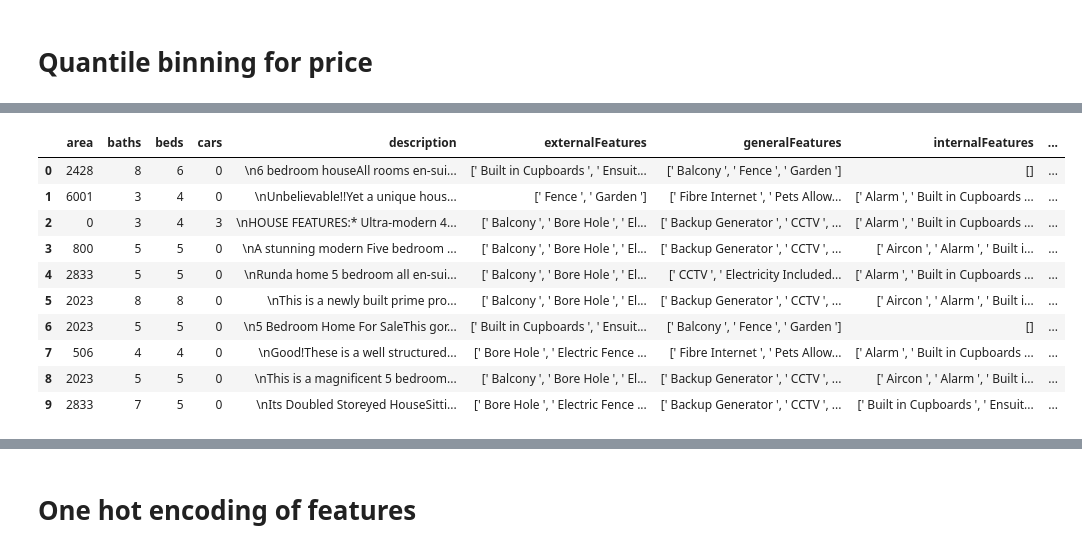
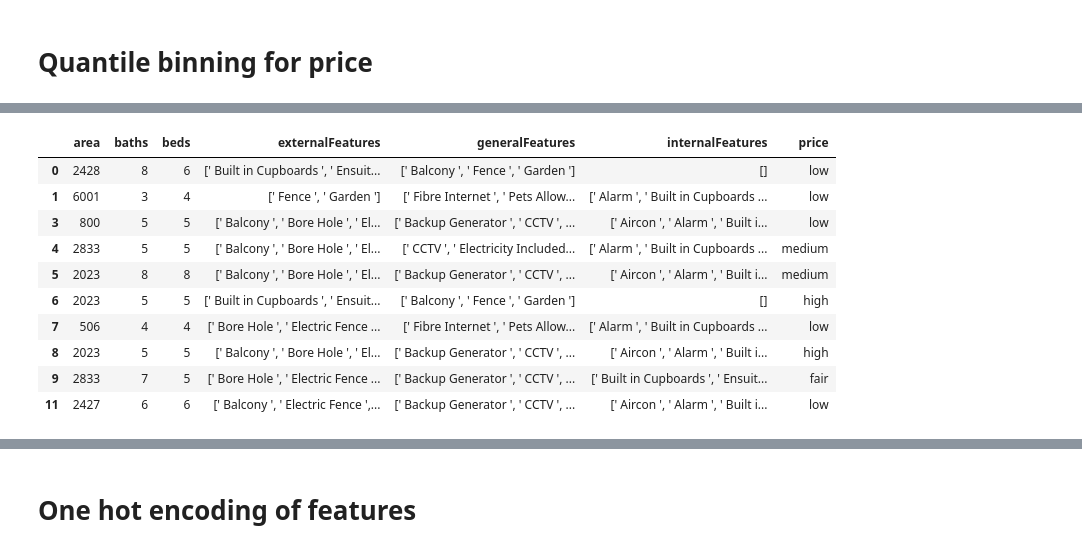
Before and after one commit to wamaithaNyamu/RUNDAHOUSES, a Jupyter notebook: Runda_Houses.ipynb, the cells around one changed output, grey strips where cells are left out. Saved outputs shown, nothing was run; the diff lists cells and outputs as text; code cells hidden in the pictures.

```diff
--- a/Runda_Houses.ipynb
+++ b/Runda_Houses.ipynb
@@ -19,7 +19,7 @@ import re
 # %% [markdown]
 We load the data from the csv file runda_houses.csv and convert it to a dataframe
 # %%
-df = pd.read_csv('/content/runda-houses.csv')
+df = pd.read_csv('/content/manually_cleaned_runda-houses.csv')
 df.head(2)
 # %% [output]
 |  | _id | url | __v | area | baths | beds | cars | description | externalFeatures | ... |
@@ -42,6 +42,6 @@ We do not need the url , _id, and the _v columns so we will drop them for they o
 # %%
 # drop columns
 
-df =df.drop(['_id', 'url', '__v'], axis=1)
+df =df.drop(['_id', 'url', '__v','cars', 'description'], axis=1)
 df.head(2)
 # %% [output]
@@ -91,3 +87,3 @@ price                 3
 dtype: int64
 # %%
-df.drop(['cars'], axis=1)
+df = df[~(df == 0).any(axis=1)]
@@ -146,18 +128,18 @@ Text(0, 0.5, 'Frequency')
 # %%
-quantile_labels = ['Low', 'Fair', 'Medium', 'High']
-df['price_class'] = pd.qcut(df['price'],  q=quantile_list)
-df['price_class_label'] = pd.qcut(df['price'],
+quantile_labels = ['low','fair','medium','high']
+
+df['price'] = pd.qcut(df['price'],
                                                  q=quantile_list, labels=quantile_labels)
 df.head(10)
 # %% [output]
-|  | area | baths | beds | cars | description | externalFeatures | generalFeatures | internalFeatures | ... |
-| 0 | 2428 | 8 | 6 | 0 | \n6 bedroom houseAll rooms en-sui... | [' Built in Cupboards ', ' Ensuit... | [' Balcony ', ' Fence ', ' Garden '] | [] | ... |
-| 1 | 6001 | 3 | 4 | 0 | \nUnbelievable!!Yet a unique hous... | [' Fence ', ' Garden '] | [' Fibre Internet ', ' Pets Allow... | [' Alarm ', ' Built in Cupboards ... | ... |
-| 2 | 0 | 3 | 4 | 3 | \nHOUSE FEATURES:* Ultra-modern 4... | [' Balcony ', ' Bore Hole ', ' El... | [' Backup Generator ', ' CCTV ', ... | [' Alarm ', ' Built in Cupboards ... | ... |
-| 3 | 800 | 5 | 5 | 0 | \nA stunning modern Five bedroom ... | [' Balcony ', ' Bore Hole ', ' El... | [' Backup Generator ', ' CCTV ', ... | [' Aircon ', ' Alarm ', ' Built i... | ... |
-| 4 | 2833 | 5 | 5 | 0 | \nRunda home 5 bedroom all en-sui... | [' Balcony ', ' Bore Hole ', ' El... | [' CCTV ', ' Electricity Included... | [' Alarm ', ' Built in Cupboards ... | ... |
-| 5 | 2023 | 8 | 8 | 0 | \nThis is a newly built prime pro... | [' Balcony ', ' Bore Hole ', ' El... | [' Backup Generator ', ' CCTV ', ... | [' Aircon ', ' Alarm ', ' Built i... | ... |
-| 6 | 2023 | 5 | 5 | 0 | \n5 Bedroom Home For SaleThis gor... | [' Built in Cupboards ', ' Ensuit... | [' Balcony ', ' Fence ', ' Garden '] | [] | ... |
-| 7 | 506 | 4 | 4 | 0 | \nGood!These is a well structured... | [' Bore Hole ', ' Electric Fence ... | [' Fibre Internet ', ' Pets Allow... | [' Alarm ', ' Built in Cupboards ... | ... |
-| 8 | 2023 | 5 | 5 | 0 | \nThis is a magnificent 5 bedroom... | [' Balcony ', ' Bore Hole ', ' El... | [' Backup Generator ', ' CCTV ', ... | [' Aircon ', ' Alarm ', ' Built i... | ... |
-| 9 | 2833 | 7 | 5 | 0 | \nIts Doubled Storeyed HouseSitti... | [' Bore Hole ', ' Electric Fence ... | [' Backup Generator ', ' CCTV ', ... | [' Built in Cupboards ', ' Ensuit... | ... |
+|  | area | baths | beds | externalFeatures | generalFeatures | internalFeatures | price |
+| 0 | 2428 | 8 | 6 | [' Built in Cupboards ', ' Ensuit... | [' Balcony ', ' Fence ', ' Garden '] | [] | low |
+| 1 | 6001 | 3 | 4 | [' Fence ', ' Garden '] | [' Fibre Internet ', ' Pets Allow... | [' Alarm ', ' Built in Cupboards ... | low |
+| 3 | 800 | 5 | 5 | [' Balcony ', ' Bore Hole ', ' El... | [' Backup Generator ', ' CCTV ', ... | [' Aircon ', ' Alarm ', ' Built i... | low |
+| 4 | 2833 | 5 | 5 | [' Balcony ', ' Bore Hole ', ' El... | [' CCTV ', ' Electricity Included... | [' Alarm ', ' Built in Cupboards ... | medium |
+| 5 | 2023 | 8 | 8 | [' Balcony ', ' Bore Hole ', ' El... | [' Backup Generator ', ' CCTV ', ... | [' Aircon ', ' Alarm ', ' Built i... | medium |
+| 6 | 2023 | 5 | 5 | [' Built in Cupboards ', ' Ensuit... | [' Balcony ', ' Fence ', ' Garden '] | [] | high |
+| 7 | 506 | 4 | 4 | [' Bore Hole ', ' Electric Fence ... | [' Fibre Internet ', ' Pets Allow... | [' Alarm ', ' Built in Cupboards ... | low |
+| 8 | 2023 | 5 | 5 | [' Balcony ', ' Bore Hole ', ' El... | [' Backup Generator ', ' CCTV ', ... | [' Aircon ', ' Alarm ', ' Built i... | high |
+| 9 | 2833 | 7 | 5 | [' Bore Hole ', ' Electric Fence ... | [' Backup Generator ', ' CCTV ', ... | [' Built in Cupboards ', ' Ensuit... | fair |
+| 11 | 2427 | 6 | 6 | [' Balcony ', ' Electric Fence ',... | [' Backup Generator ', ' CCTV ', ... | [' Aircon ', ' Alarm ', ' Built i... | low |
```
Also changed, not shown: parts of 57 cells of this notebook.
